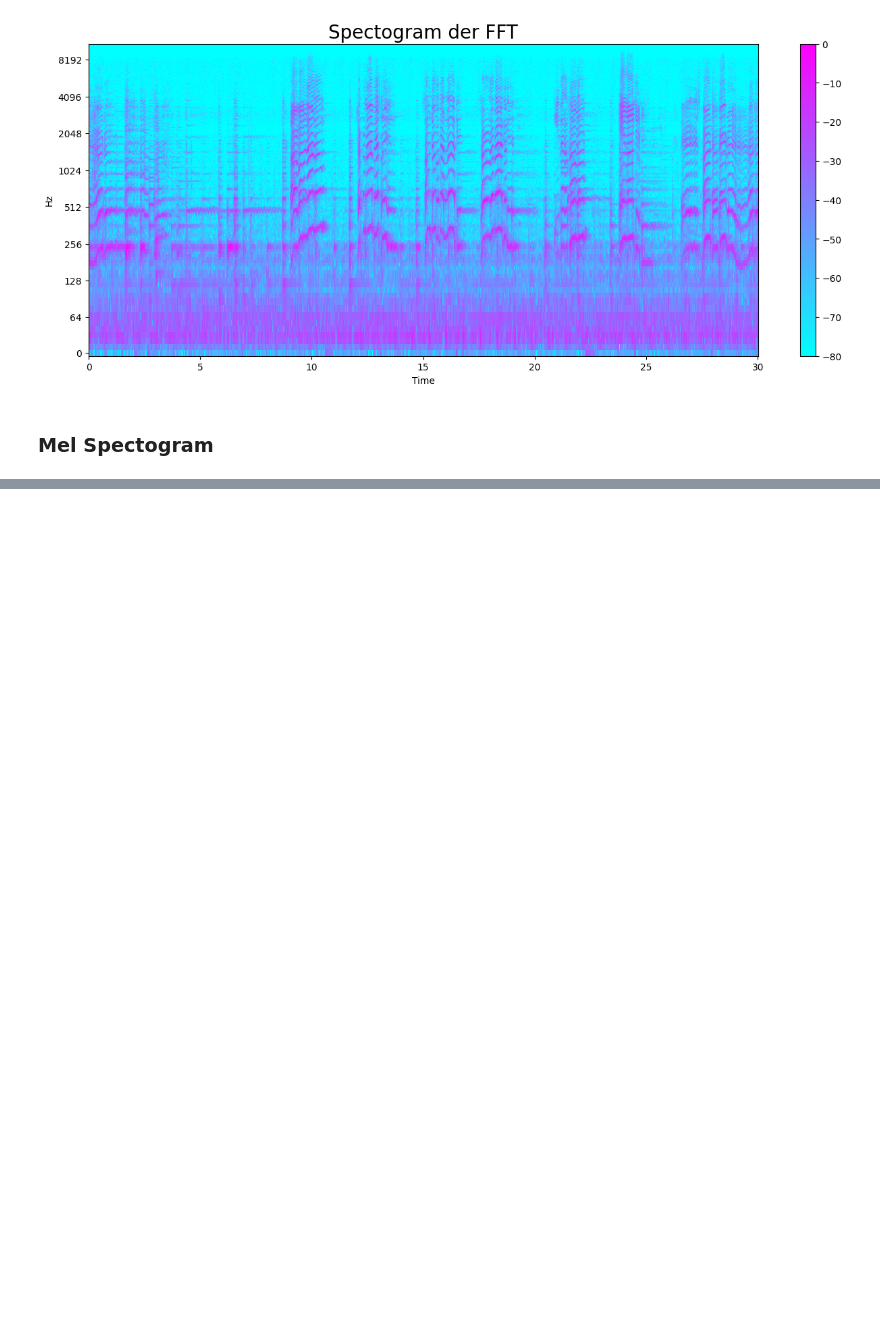
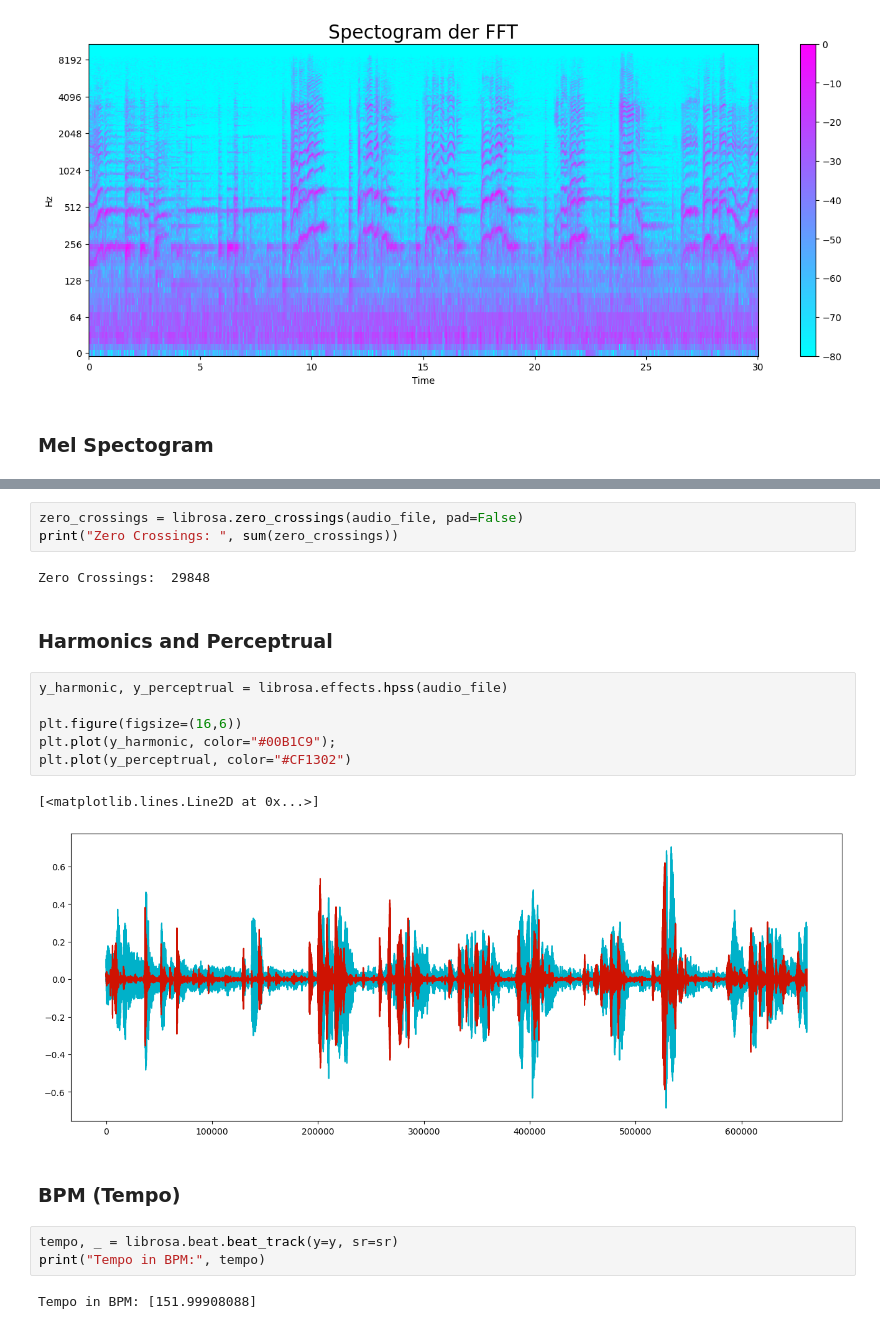
Before and after one commit to janmillou/music_genre_classifier, a Jupyter notebook: music_genre_classifier.ipynb, the cells around one changed output, grey strips where cells are left out. Saved outputs shown, nothing was run; the diff lists cells and outputs as text; blank space fills up the shorter version.

Commit message:
Added Audio Features
more audio features...

```diff
--- a/music_genre_classifier.ipynb
+++ b/music_genre_classifier.ipynb
@@ -131,0 +139,23 @@ Text(0.5, 1.0, 'Mel Spectogram - Classical.00095')
+# %%
+zero_crossings = librosa.zero_crossings(audio_file, pad=False)
+print("Zero Crossings: ", sum(zero_crossings))
+# %% [output]
+Zero Crossings:  29848
+# %% [markdown]
+### Harmonics and Perceptrual
+# %%
+y_harmonic, y_perceptrual = librosa.effects.hpss(audio_file)
+
+plt.figure(figsize=(16,6))
+plt.plot(y_harmonic, color="#00B1C9");
+plt.plot(y_perceptrual, color="#CF1302")
+# %% [output]
+[<matplotlib.lines.Line2D at 0x...>]
+[figure, added]
+# %% [markdown]
+### BPM (Tempo)
+# %%
+tempo, _ = librosa.beat.beat_track(y=y, sr=sr)
+print("Tempo in BPM:", tempo)
+# %% [output]
+Tempo in BPM: [151.99908088]
```
Also changed, not shown: parts of 15 cells of this notebook.
